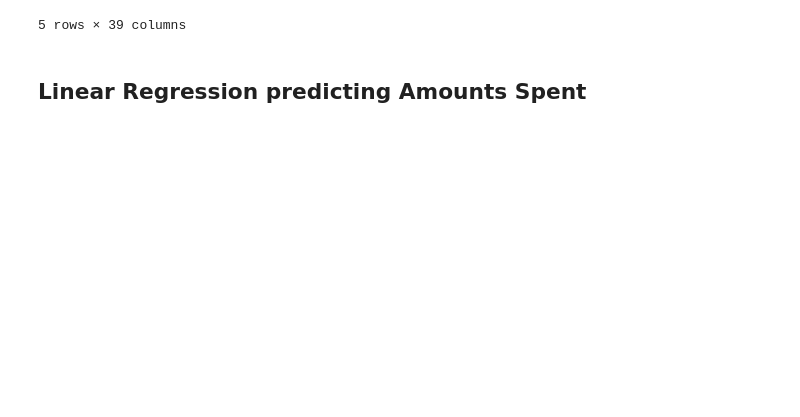
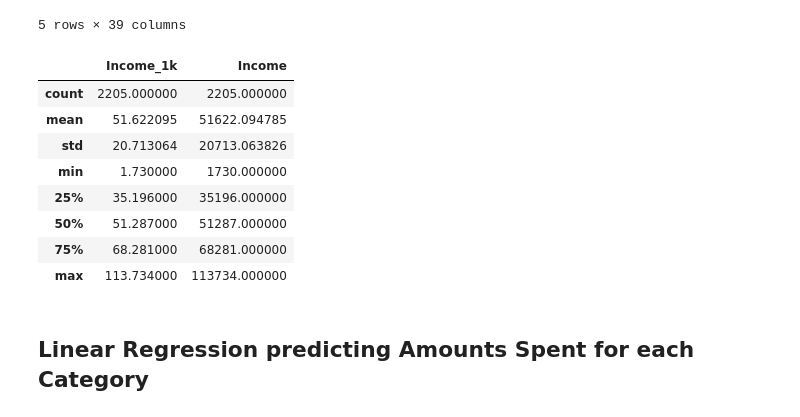
Before and after one commit to nick-peter-marcus/marketing-analytics-data, a Jupyter notebook: marketing-analytics-data-ML.ipynb, the cells around one changed output. Drawn from its saved outputs; the diff is of its cells as text; code cells hidden in the pictures; blank space fills up the shorter version.

```diff
--- a/marketing-analytics-data-ML.ipynb
+++ b/marketing-analytics-data-ML.ipynb
@@ -20,5 +24,19 @@ df.head()
 | 3 | 26646.0 | 1 | 0 | 26 | 11 | 4 | 20 | 10 | ... |
 | 4 | 58293.0 | 1 | 0 | 94 | 173 | 43 | 118 | 46 | ... |
 5 rows × 39 columns
+# %%
+df.insert(0, 'Income_1k', df['Income'] / 1000)
+#df['Income_1k'] = df['Income'] / 1000
+df.filter(like='Income').describe()
+# %% [output]
+|  | Income_1k | Income |
+| count | 2205.000000 | 2205.000000 |
+| mean | 51.622095 | 51622.094785 |
+| std | 20.713064 | 20713.063826 |
+| min | 1.730000 | 1730.000000 |
+| 25% | 35.196000 | 35196.000000 |
+| 50% | 51.287000 | 51287.000000 |
+| 75% | 68.281000 | 68281.000000 |
+| max | 113.734000 | 113734.000000 |
 # %% [markdown]
-## Linear Regression predicting Amounts Spent
+## Linear Regression predicting Amounts Spent for each Category
```
Also changed, not shown: parts of 20 cells of this notebook.
